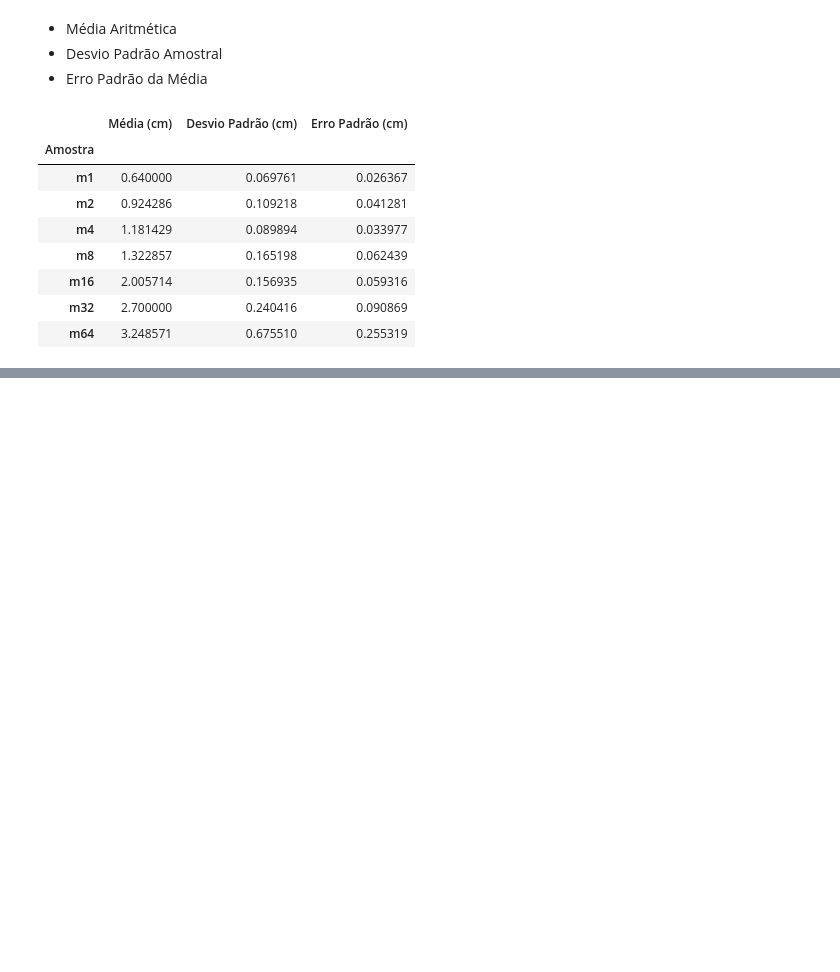
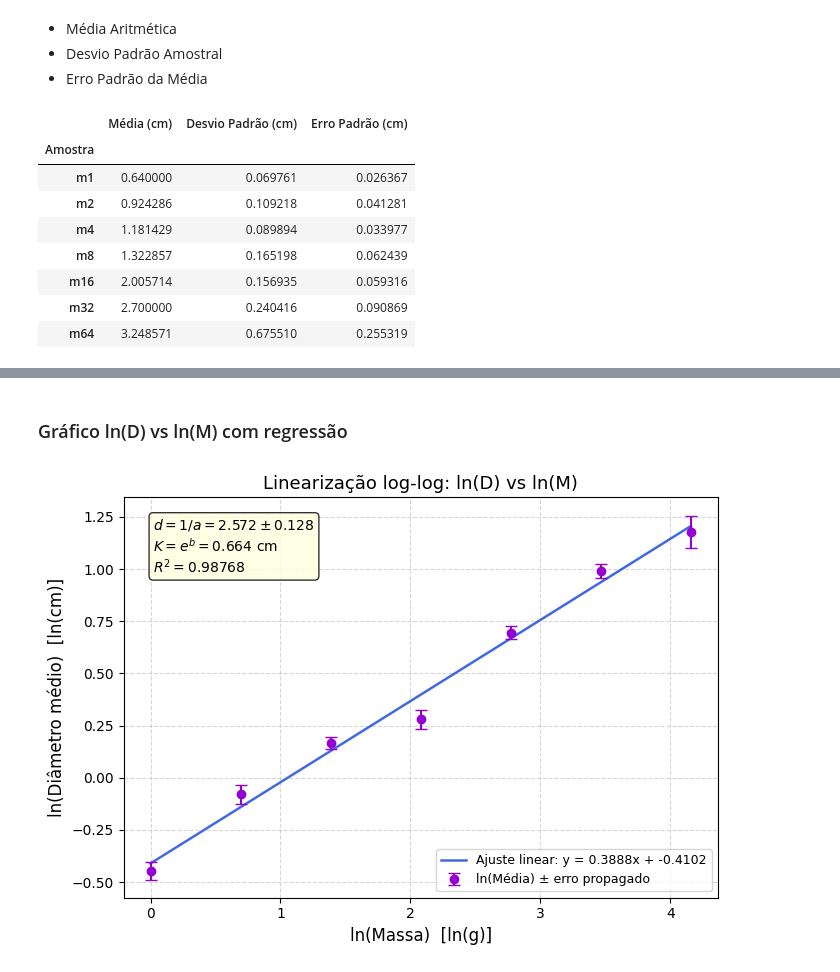
Before and after one commit to HenriqueMelo2007/comparacao-dimensoes-inteiras-fracionarias, a Jupyter notebook: analysis.ipynb, the cells around one changed output, grey strips where cells are left out. Cells and saved outputs as stored; diff of their text form; code cells hidden in the pictures; blank space fills up the shorter version.

```diff
--- a/analysis.ipynb
+++ b/analysis.ipynb
@@ -66,0 +98,63 @@ stats
+# %% [markdown]
+### Gráfico ln(D) vs ln(M) com regressão
+# %%
+masses = np.array([1, 2, 4, 8, 16, 32, 64])
+avarages  = stats["Média (cm)"].values
+errors   = stats["Erro Padrão (cm)"].values
+
+ln_M = np.log(masses)
+ln_D = np.log(avarages)
+
+ln_D_err = errors / avarages
+
+slope, intercept, r_value, p_value, stderr = scipy.stats.linregress(ln_M, ln_D)
+
+d = 1 / slope
+K = np.exp(intercept)
+
+sigma_d = stderr / slope**2
+
+x_fit = np.linspace(ln_M.min(), ln_M.max(), 200)
+y_fit = slope * x_fit + intercept
+
+fig, ax = plt.subplots(figsize=(7, 5))
+
+ax.errorbar(
+    ln_M, ln_D,
+    yerr=ln_D_err,
+    fmt='o',
+    capsize=4,
+    color='darkviolet',
+    label='ln(Média) ± erro propagado',
+    zorder=3
+)
+
+ax.plot(
+    x_fit, y_fit,
+    '-', color='royalblue', linewidth=1.8,
+    label=f'Ajuste linear: y = {slope:.4f}x + {intercept:.4f}'
+)
+
+textstr = (
+    f'$d = 1/a = {d:.3f} \\pm {sigma_d:.3f}$\n'
+    f'$K = e^b = {K:.3f}$ cm\n'
+    f'$R^2 = {r_value**2:.5f}$'
+)
+ax.text(
+    0.05, 0.95, textstr,
+    transform=ax.transAxes,
+    fontsize=10,
+    verticalalignment='top',
+    bbox=dict(boxstyle='round', facecolor='lightyellow', alpha=0.8)
+)
+
+ax.set_xlabel("ln(Massa)  [ln(g)]", fontsize=12)
+ax.set_ylabel("ln(Diâmetro médio)  [ln(cm)]", fontsize=12)
+ax.set_title("Linearização log-log: ln(D) vs ln(M)", fontsize=13)
+ax.legend(fontsize=9)
+ax.grid(True, linestyle='--', alpha=0.5)
+
+plt.tight_layout()
+plt.show()
+# %% [output]
+[figure, added]
```
Also changed, not shown: parts of 4 cells of this notebook, 1 other file.
